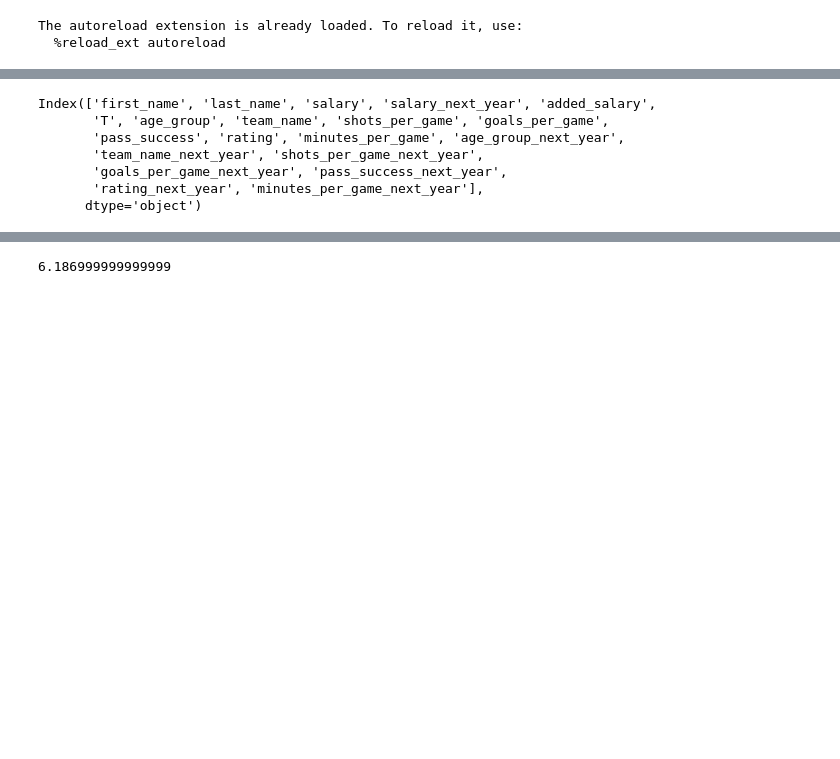
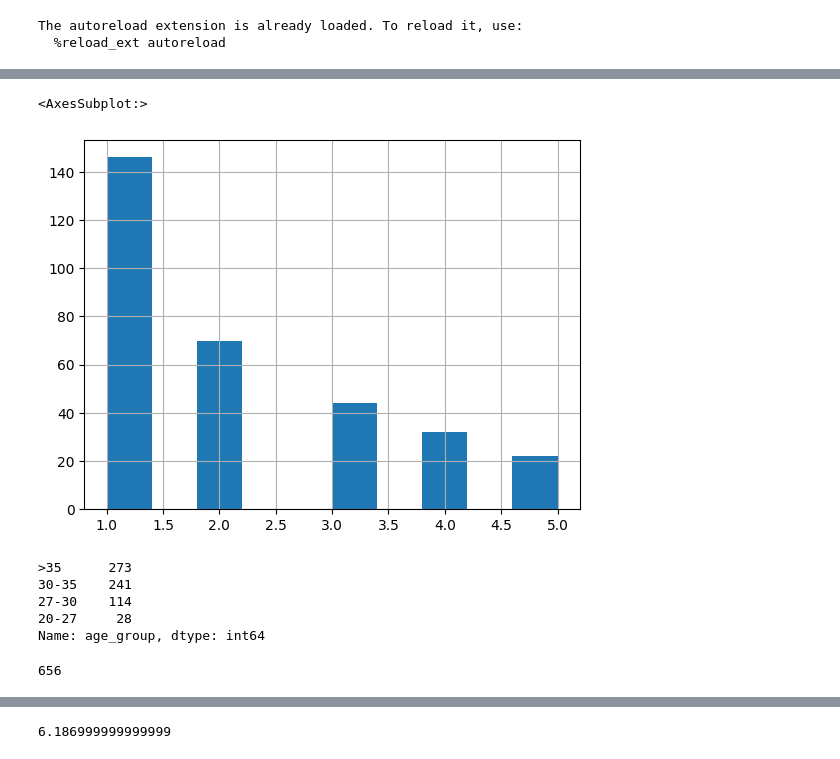
Before and after one commit to or7r/Casual-Inference-Soccer, a Jupyter notebook: dataset_creation.ipynb, the cells around one changed output, grey strips where cells are left out. Cells and saved outputs as stored; diff of their text form; code cells hidden in the pictures; blank space fills up the shorter version.

```diff
--- a/dataset_creation.ipynb
+++ b/dataset_creation.ipynb
@@ -19,17 +56,24 @@ The autoreload extension is already loaded. To reload it, use:
+# %%
+df.groupby(['last_name', 'first_name'])['age_group'].count().hist()
+# %% [output]
+<AxesSubplot:>
+[figure, added]
 # %%
 from dataset_creation import create_dataset
 # %%
 df = create_dataset()
-# %%
-df.columns
-# %% [output]
-Index(['first_name', 'last_name', 'salary', 'salary_next_year', 'added_salary',
-       'T', 'age_group', 'team_name', 'shots_per_game', 'goals_per_game',
-       'pass_success', 'rating', 'minutes_per_game', 'age_group_next_year',
-       'team_name_next_year', 'shots_per_game_next_year',
-       'goals_per_game_next_year', 'pass_success_next_year',
-       'rating_next_year', 'minutes_per_game_next_year'],
-      dtype='object')
+# %%
+df['age_group'].value_counts()
+# %% [output]
+>35      273
+30-35    241
+27-30    114
+20-27     28
+Name: age_group, dtype: int64
+# %%
+len(df)
+# %% [output]
+656
 # %%
 plt.scatter(df["salary_next_year"], df["goals_per_game_next_year"])
 plt.xlabel("Salary (log scale)")
```
Also changed, not shown: parts of 29 cells of this notebook, 1 other file.
